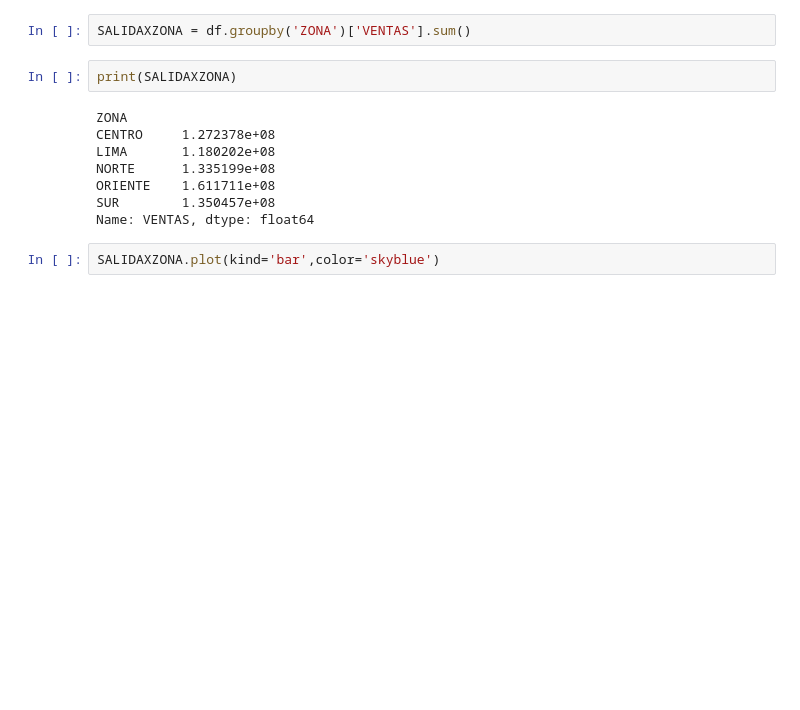
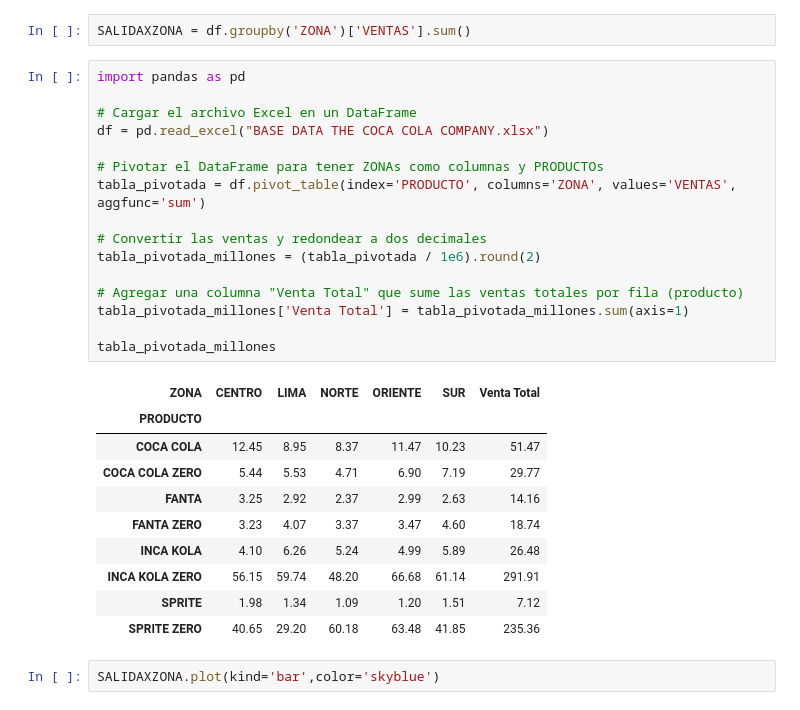
Before and after one commit to jmollan/Python_Proyecto_PUCP, a Jupyter notebook: Examen_2_Fin.ipynb, the cells around one changed output. Cells and saved outputs as stored; diff of their text form; blank space fills up the shorter version.

```diff
--- a/Examen_2_Fin.ipynb
+++ b/Examen_2_Fin.ipynb
@@ -42,16 +42,33 @@ print(df.head(20))
 19  8.211593e+03  2.052898e+04    2017-01-20  UND
 # %%
 SALIDAXZONA = df.groupby('ZONA')['VENTAS'].sum()
-# %%
-print(SALIDAXZONA)
-# %% [output]
-ZONA
-CENTRO     1.272378e+08
-LIMA       1.180202e+08
-NORTE      1.335199e+08
-ORIENTE    1.611711e+08
-SUR        1.350457e+08
-Name: VENTAS, dtype: float64
+# %%
+import pandas as pd
+
+# Cargar el archivo Excel en un DataFrame
+df = pd.read_excel("BASE DATA THE COCA COLA COMPANY.xlsx")
+
+# Pivotar el DataFrame para tener ZONAs como columnas y PRODUCTOs
+tabla_pivotada = df.pivot_table(index='PRODUCTO', columns='ZONA', values='VENTAS', aggfunc='sum')
+
+# Convertir las ventas y redondear a dos decimales
+tabla_pivotada_millones = (tabla_pivotada / 1e6).round(2)
+
+# Agregar una columna "Venta Total" que sume las ventas totales por fila (producto)
+tabla_pivotada_millones['Venta Total'] = tabla_pivotada_millones.sum(axis=1)
+
+tabla_pivotada_millones
+# %% [output]
+| ZONA | CENTRO | LIMA | NORTE | ORIENTE | SUR | Venta Total |
+| PRODUCTO |  |  |  |  |  |  |
+| COCA COLA | 12.45 | 8.95 | 8.37 | 11.47 | 10.23 | 51.47 |
+| COCA COLA ZERO | 5.44 | 5.53 | 4.71 | 6.90 | 7.19 | 29.77 |
+| FANTA | 3.25 | 2.92 | 2.37 | 2.99 | 2.63 | 14.16 |
+| FANTA ZERO | 3.23 | 4.07 | 3.37 | 3.47 | 4.60 | 18.74 |
+| INCA KOLA | 4.10 | 6.26 | 5.24 | 4.99 | 5.89 | 26.48 |
+| INCA KOLA ZERO | 56.15 | 59.74 | 48.20 | 66.68 | 61.14 | 291.91 |
+| SPRITE | 1.98 | 1.34 | 1.09 | 1.20 | 1.51 | 7.12 |
+| SPRITE ZERO | 40.65 | 29.20 | 60.18 | 63.48 | 41.85 | 235.36 |
 # %%
 SALIDAXZONA.plot(kind='bar',color='skyblue')
 # %% [output]
```
Also changed, not shown: parts of 12 cells of this notebook.
